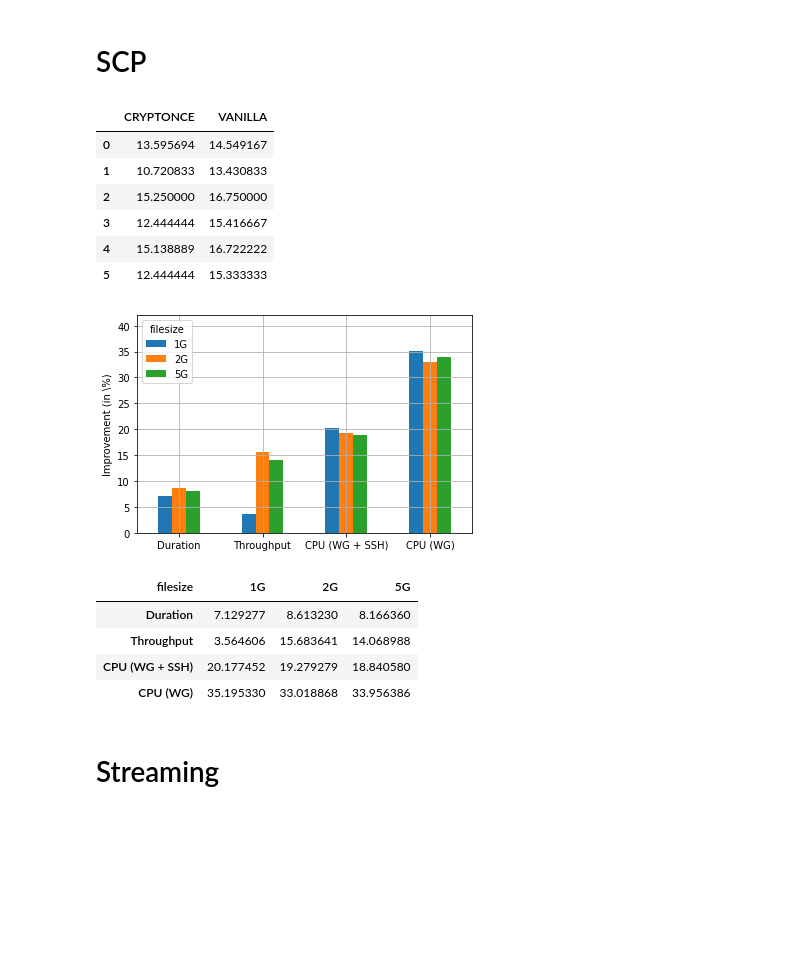
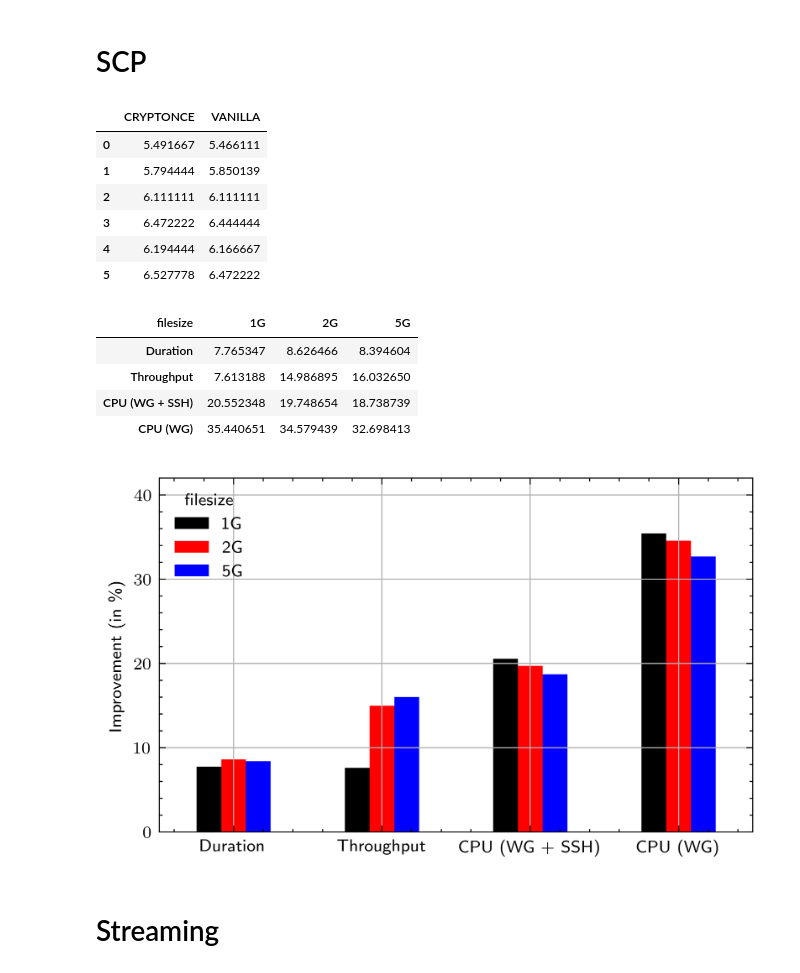
Before and after one commit to cesar237/wireguard-results-analysis, a Jupyter notebook: notebooks/Client Bench Analysis.ipynb, the cells around one changed output. Drawn from its saved outputs; the diff is of its cells as text; code cells hidden in the pictures; blank space fills up the shorter version.

```diff
--- a/notebooks/Client Bench Analysis.ipynb
+++ b/notebooks/Client Bench Analysis.ipynb
@@ -63,6 +63,7 @@ def plot_all(res_dirs, importer, kind='bar', y='used',
 # %%
 substrings = ["wg", "ksoftirqd"]
 ncores = 18
+location = None
 
 def parse_scp_file(file):
     _, filesize, run, direction = file.split('.')[0].split('-')
@@ -260,7 +261,7 @@ csv_files = [i for i in os.listdir(location) if 'sar' in i and "stream" in i]
 # %% [markdown]
 # SCP
 # %%
-importer = import_pidstat_scp
+importer = import_pidstat_scp_not_wg
 index = ['filesize', 'direction']
 metric = 'used'
 
@@ -268,12 +269,12 @@ df = get_metric(importer=importer, index=index, metric=metric, negative=True)
 df[['CRYPTONCE', 'VANILLA']] / 18
 # %% [output]
 |  | CRYPTONCE | VANILLA |
-| 0 | 13.595694 | 14.549167 |
-| 1 | 10.720833 | 13.430833 |
-| 2 | 15.250000 | 16.750000 |
-| 3 | 12.444444 | 15.416667 |
-| 4 | 15.138889 | 16.722222 |
-| 5 | 12.444444 | 15.333333 |
+| 0 | 5.491667 | 5.466111 |
+| 1 | 5.794444 | 5.850139 |
+| 2 | 6.111111 | 6.111111 |
+| 3 | 6.472222 | 6.444444 |
+| 4 | 6.194444 | 6.166667 |
+| 5 | 6.527778 | 6.472222 |
 # %%
 importer = import_scp
 index = ['filesize', 'direction']
@@ -294,46 +295,47 @@ df = get_metric(importer=importer, index=index, metric=metric, negative=False)
 df = df[df.direction == 'up']
 impr = df.set_index('filesize')
 
 result['Throughput'] = impr['improvement']
 
 
 importer = import_pidstat_scp
 index = ['filesize', 'direction']
 metric = 'used'
 
 df = get_metric(importer=importer, index=index, metric=metric, negative=True)
 df = df[df.direction == 'up']
 impr = df.set_index('filesize')
 
 result['CPU (WG + SSH)'] = impr['improvement']
 
 importer = import_pidstat_scp_wg
 index = ['filesize', 'direction']
 metric = 'used'
 
 df = get_metric(importer=importer, index=index, metric=metric, negative=True)
 df = df[df.direction == 'up']
 impr = df.set_index('filesize')
 
 result['CPU (WG)'] = impr['improvement']
 
 result = result.drop(['direction', 'CRYPTONCE', 'VANILLA', 'difference', 'improvement'], axis=1)
 
-# with plt.style.context(['science', 'ieee']):
-result.T.plot.bar(
-    xlabel="", ylabel="Improvement (in \%)",
-    grid=True, figsize=(6, 4), ylim=[0, 42]
-)
-plt.xticks(rotation=0)
-plt.show()
+# result.T.loc['Throughput', '1G'] += 10
+with plt.style.context(['science', 'ieee']):
+    result.T.plot.bar(
+        xlabel="", ylabel="Improvement (in \%)",
+        grid=True, figsize=(5, 3), ylim=[0, 42]
+    )
+    plt.xticks(rotation=0)
+    plt.savefig("../graphs/scp.pdf", dpi=400)
 result.T
 # %% [output]
+| filesize | 1G | 2G | 5G |
+| Duration | 7.765347 | 8.626466 | 8.394604 |
+| Throughput | 7.613188 | 14.986895 | 16.032650 |
+| CPU (WG + SSH) | 20.552348 | 19.748654 | 18.738739 |
+| CPU (WG) | 35.440651 | 34.579439 | 32.698413 |
-[figure, old version]
+[figure, new version]
-| filesize | 1G | 2G | 5G |
-| Duration | 7.129277 | 8.613230 | 8.166360 |
-| Throughput | 3.564606 | 15.683641 | 14.068988 |
-| CPU (WG + SSH) | 20.177452 | 19.279279 | 18.840580 |
-| CPU (WG) | 35.195330 | 33.018868 | 33.956386 |
 # %% [markdown]
 # Streaming
 # %% [markdown]
```
Also changed, not shown: parts of 8 cells of this notebook, 13 other files.
